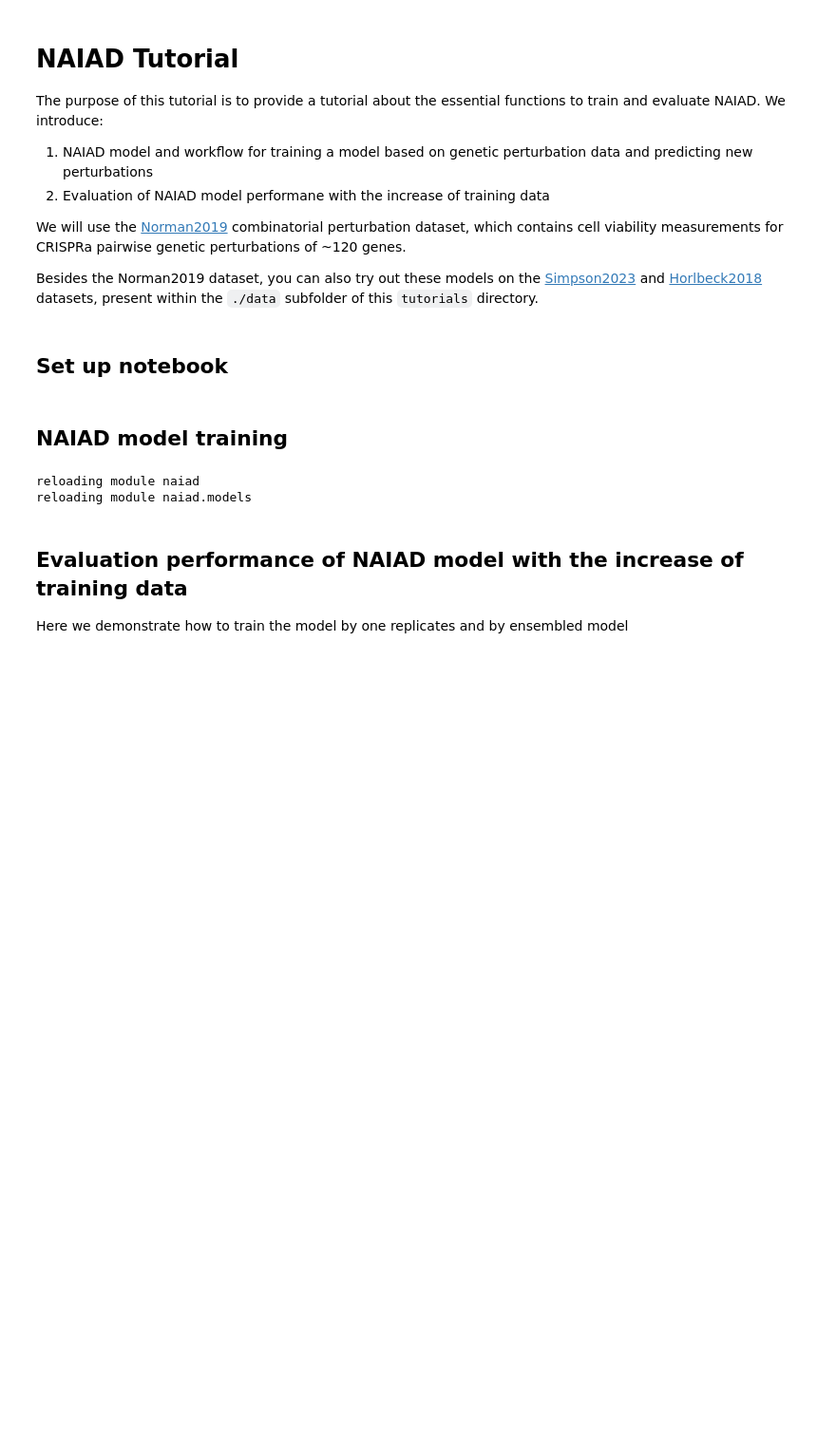
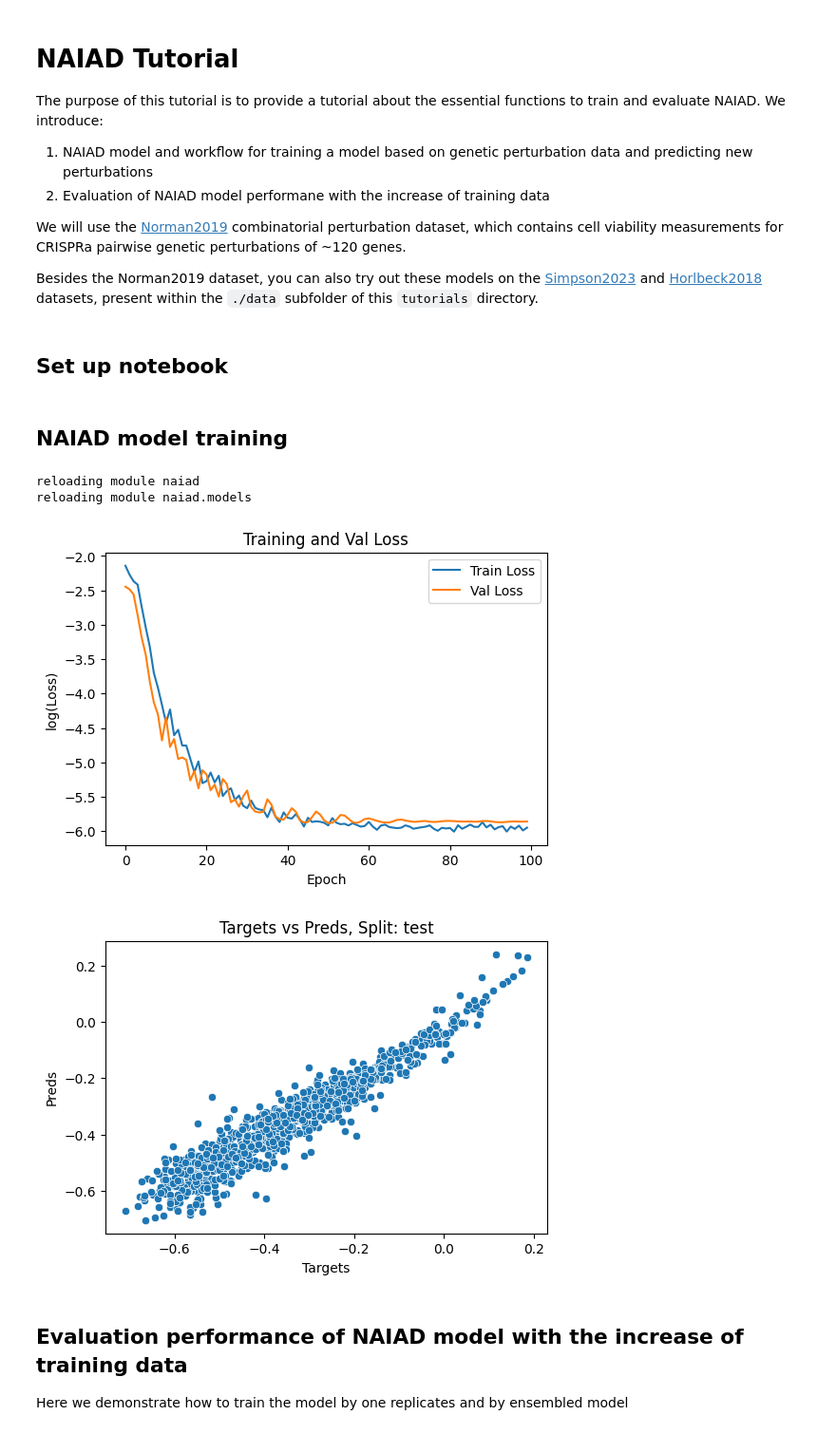
Before and after one commit to NeptuneBio/NAIAD, a Jupyter notebook: tutorials/naiad_tutorial.ipynb, the cells around one changed output. Shown at 95% size. Cells and saved outputs as stored; diff of their text form; code cells hidden in the pictures; blank space fills up the shorter version.

```diff
--- a/tutorials/naiad_tutorial.ipynb
+++ b/tutorials/naiad_tutorial.ipynb
@@ -76,8 +74,11 @@ naiad_model.train_model(ranking_model = False)
 naiad_model.generate_preds(use_best=True)
 # %%
 # plot results
-fig = naiad_model.plot_loss_curves()
+fig = naiad_model.plot_loss_curves(log=True)
 fig = naiad_model.plot_preds('test')
+# %% [output]
+[figure, added]
+[figure, added]
 # %%
 # extract relevant data from object
 model = naiad_model.model                 # final model after training
```
Also changed, not shown: parts of 4 cells of this notebook, 1 other file.
